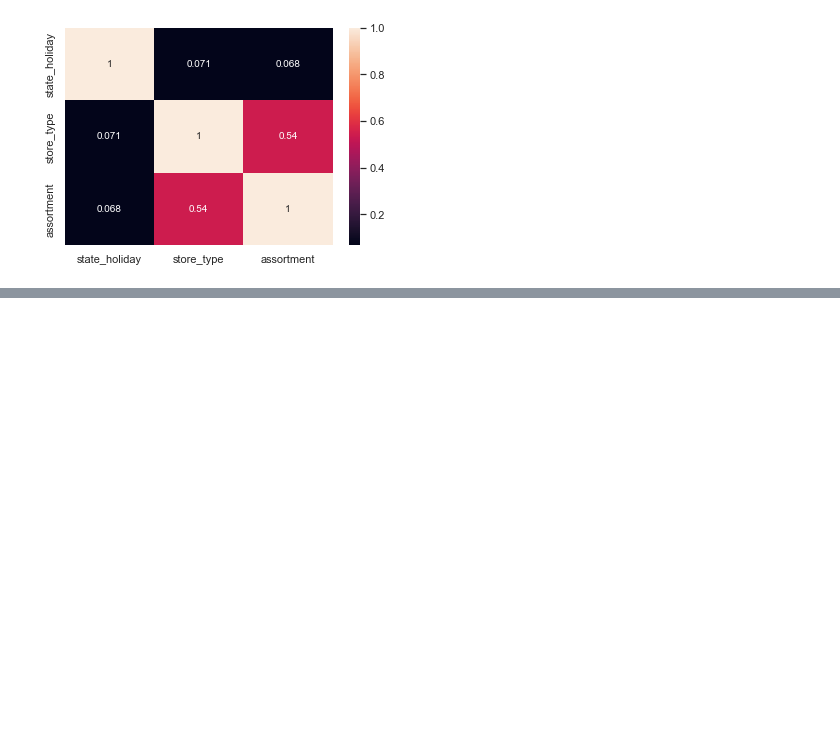
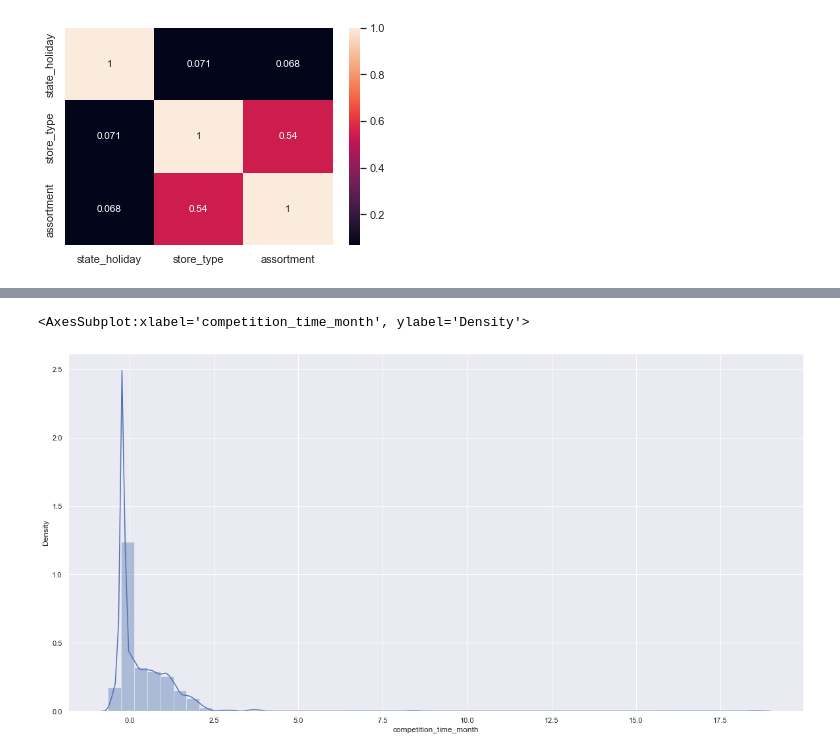
Before and after one commit to ramirovsjunior/datascience_em_producao, a Jupyter notebook: m04_v01_store_sales_prediction.ipynb, the cells around one changed output, grey strips where cells are left out. Saved outputs shown, nothing was run; the diff lists cells and outputs as text; code cells hidden in the pictures; blank space fills up the shorter version.

```diff
--- a/m04_v01_store_sales_prediction.ipynb
+++ b/m04_v01_store_sales_prediction.ipynb
@@ -843,0 +880,9 @@ df5 = df4.copy()
+# %%
+# competition time month
+df5['competition_time_month'] = rs.fit_transform(df5[['competition_time_month']].values)
+# %%
+# plot competition time month - after rescaling
+sns.distplot(df5['competition_time_month'])
+# %% [output]
+<AxesSubplot:xlabel='competition_time_month', ylabel='Density'>
+[figure, added]
```
Also changed, not shown: parts of 24 cells of this notebook.
